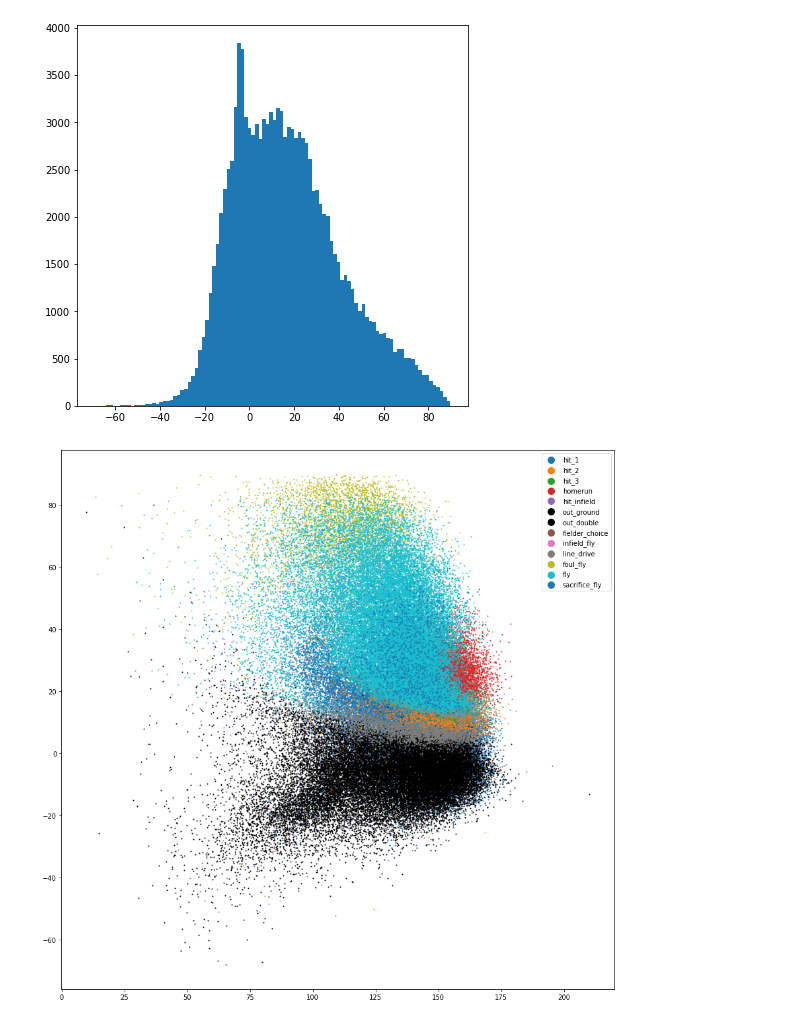
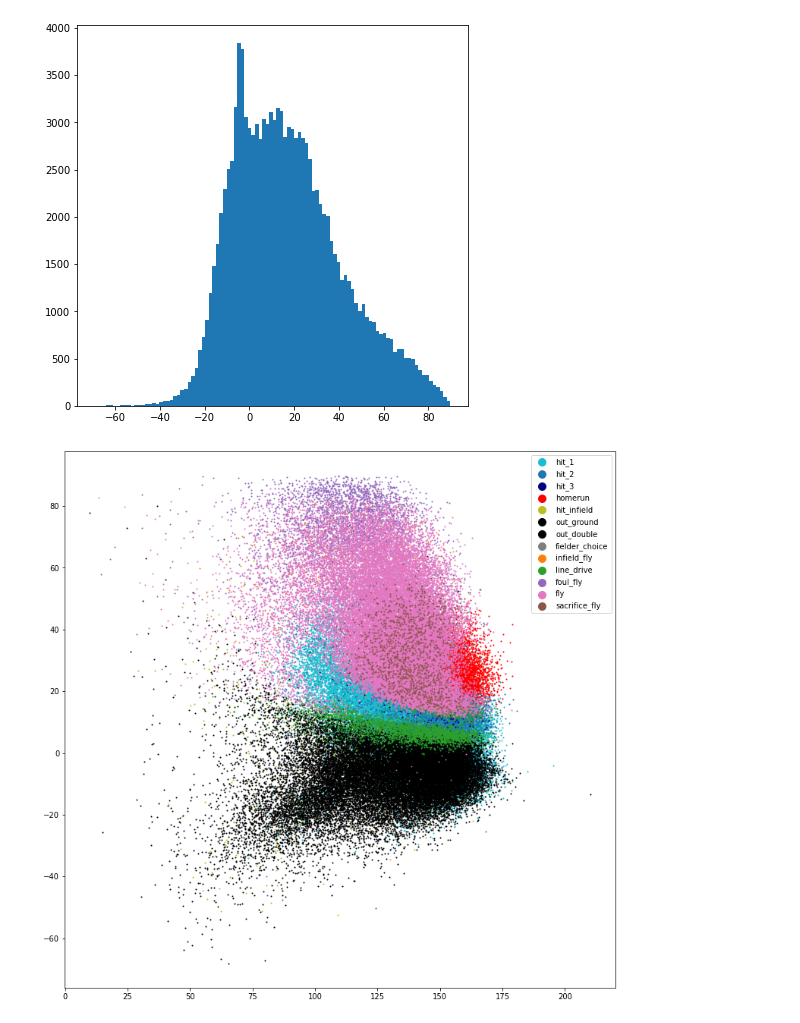
Before and after one commit to KimGriezmann/Bigcontest_2021, a Jupyter notebook: working_space_WhalepigJun/Barrel_Def.ipynb, the cells around one changed output. Drawn from its saved outputs; the diff is of its cells as text; code cells hidden in the pictures.

```diff
--- a/working_space_WhalepigJun/Barrel_Def.ipynb
+++ b/working_space_WhalepigJun/Barrel_Def.ipynb
@@ -80,28 +80,28 @@ sacrifice_bunt = hts.loc[hts['HIT_RESULT']=='희생번트']
 sacrifice_fly = hts.loc[hts['HIT_RESULT']=='희생플라이']
 # %%
 # 속도.각도 scatter plot
-plt.figure(figsize=(15,15))
-plt.scatter(hit_1['HIT_VEL'],hit_1['HIT_ANG_VER'],s=1,label="hit_1")
-plt.scatter(hit_2['HIT_VEL'],hit_2['HIT_ANG_VER'],s=1,label="hit_2")
-plt.scatter(hit_3['HIT_VEL'],hit_3['HIT_ANG_VER'],s=1,label="hit_3")
-plt.scatter(homerun['HIT_VEL'],homerun['HIT_ANG_VER'],s=1,label="homerun")
-plt.scatter(hit_infield['HIT_VEL'],hit_infield['HIT_ANG_VER'],s=1,label="hit_infield")
+plt.figure(figsize=(13,13))
+plt.scatter(hit_1['HIT_VEL'],hit_1['HIT_ANG_VER'],s=1,label="hit_1", c='C9')
+plt.scatter(hit_2['HIT_VEL'],hit_2['HIT_ANG_VER'],s=1,label="hit_2", c='C0')
+plt.scatter(hit_3['HIT_VEL'],hit_3['HIT_ANG_VER'],s=1,label="hit_3", c='navy')
+plt.scatter(homerun['HIT_VEL'],homerun['HIT_ANG_VER'],s=1,label="homerun", c='r')
+plt.scatter(hit_infield['HIT_VEL'],hit_infield['HIT_ANG_VER'],s=1,label="hit_infield", c='C8')
 plt.scatter(out_ground['HIT_VEL'],out_ground['HIT_ANG_VER'],s=1,label="out_ground",c='black')
 # plt.scatter(out_bunt['HIT_VEL'],out_bunt['HIT_ANG_VER'],s=1,label="out_bunt")
 # plt.scatter(hit_bunt['HIT_VEL'],hit_bunt['HIT_ANG_VER'],s=1,label="hit_bunt")
 plt.scatter(out_double['HIT_VEL'],out_double['HIT_ANG_VER'],s=1,label="out_double",c='black')
 # plt.scatter(out_triple['HIT_VEL'],out_triple['HIT_ANG_VER'],s=1,label="out_triple")
-plt.scatter(fielder_choice['HIT_VEL'],fielder_choice['HIT_ANG_VER'],s=1,label="fielder_choice")
-plt.scatter(infield_fly['HIT_VEL'],infield_fly['HIT_ANG_VER'],s=1,label="infield_fly")
-plt.scatter(line_drive['HIT_VEL'],line_drive['HIT_ANG_VER'],s=1,label="line_drive")
-plt.scatter(foul_fly['HIT_VEL'],foul_fly['HIT_ANG_VER'],s=1,label="foul_fly")
-plt.scatter(fly['HIT_VEL'],fly['HIT_ANG_VER'],s=1,label="fly")
+plt.scatter(fielder_choice['HIT_VEL'],fielder_choice['HIT_ANG_VER'],s=1,label="fielder_choice", c='C7')
+plt.scatter(infield_fly['HIT_VEL'],infield_fly['HIT_ANG_VER'],s=1,label="infield_fly", c='C1')
+plt.scatter(line_drive['HIT_VEL'],line_drive['HIT_ANG_VER'],s=1,label="line_drive", c='C2')
+plt.scatter(foul_fly['HIT_VEL'],foul_fly['HIT_ANG_VER'],s=1,label="foul_fly",c='C4')
+plt.scatter(fly['HIT_VEL'],fly['HIT_ANG_VER'],s=1,label="fly",c='C6')
 # plt.scatter(sacrifice_bunt['HIT_VEL'],sacrifice_bunt['HIT_ANG_VER'],s=1,label="sacrifice_bunt")
-plt.scatter(sacrifice_fly['HIT_VEL'],sacrifice_fly['HIT_ANG_VER'],s=1,label="sacrifice_fly")
+plt.scatter(sacrifice_fly['HIT_VEL'],sacrifice_fly['HIT_ANG_VER'],s=1,label="sacrifice_fly",c='C5')
 plt.legend(fontsize=10,markerscale=10)
 plt.show()
 # %% [output]
-[figure, old version]
+[figure, new version]
 # %%
 # MLB 배럴 구해보기
 # 타율 : 최소 0.5 이상, 장타율 최소 1.5 이상
```
